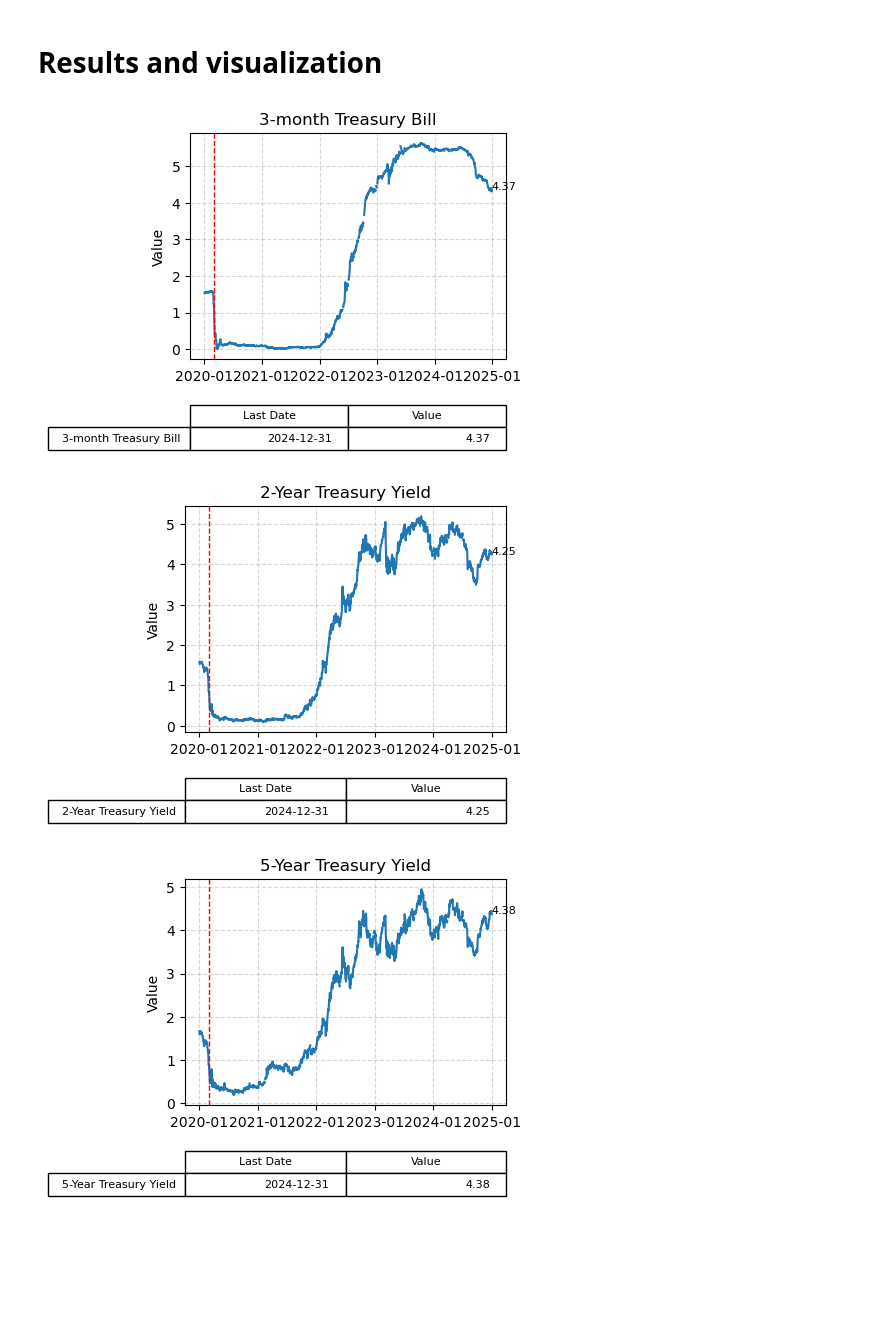
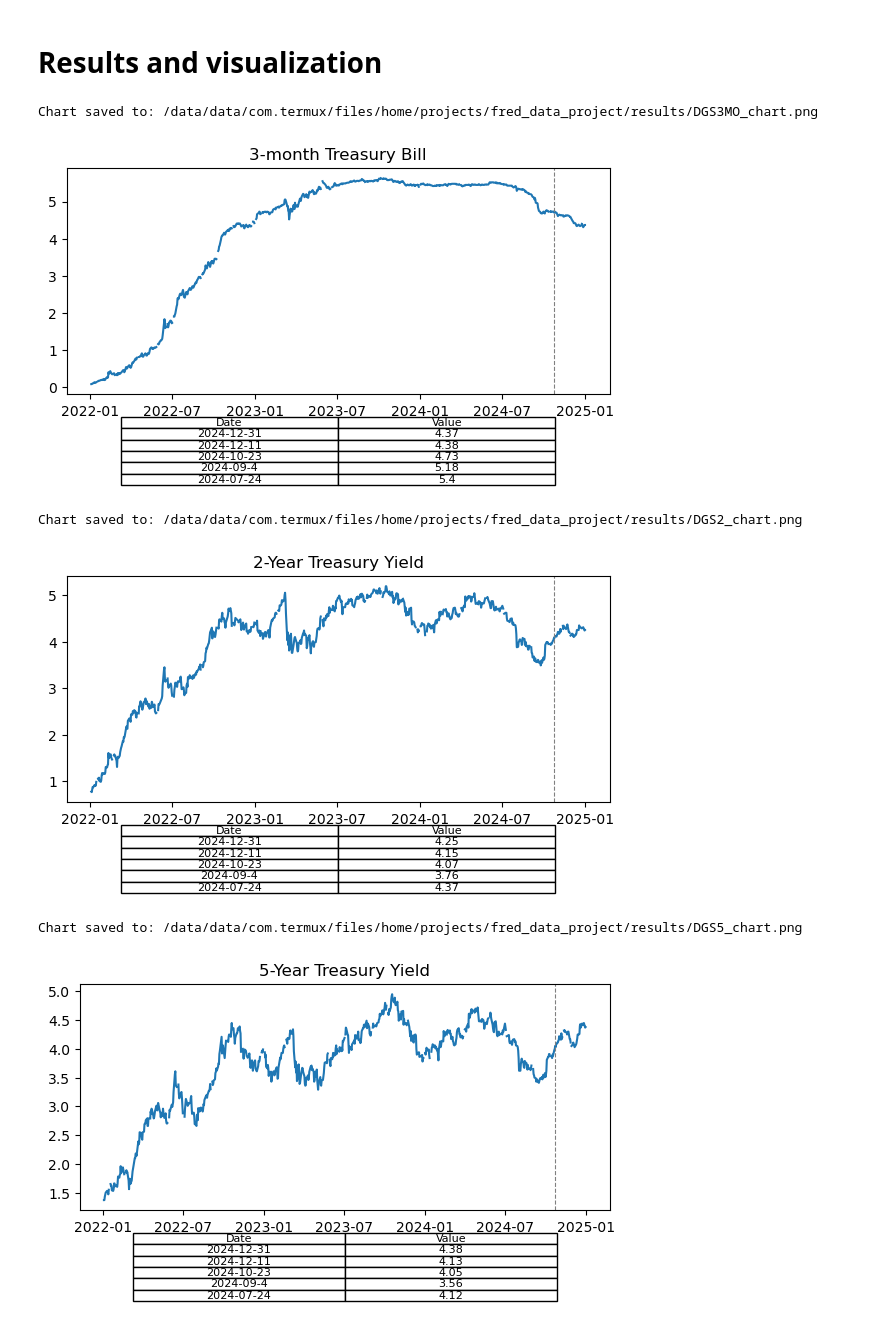
Before and after one commit to jketches/fred_data_project, a Jupyter notebook: notebooks/Fred_data.ipynb, the cells around one changed output. Drawn from its saved outputs; the diff is of its cells as text; code cells hidden in the pictures; blank space fills up the shorter version.

Commit message:
automated charting improvements

```diff
--- a/notebooks/Fred_data.ipynb
+++ b/notebooks/Fred_data.ipynb
@@ -89,20 +91,28 @@ from charting import create_chart
 # %%
 # US charts
 
 # Extract column names from the DataFrame
 us_yields_ids = us_yields.columns.tolist()
 
+# Set chart parameters
+vline = ["2024-10-23"]
+custom_dates = ["2024-12-11", "2024-10-23","2024-09-4","2024-07-24"]  # dates to include in tables
+start_date = "2022-01-01"
+
 # Loop to create individual charts for each series
 for series in us_yields_ids:
-    create_chart(us_yields, [series], start_date="2020-01-01", show_data_label=True,
-                 title=None, vlines=["2020-03-01"], show_table=True,
+    create_chart(us_yields, [series], start_date=start_date, show_data_label=False,
+                 title=None, vlines=vline, show_table=True, custom_dates=custom_dates,
                  save_path=f"{results_dir}/{series}_chart.png")
 
 # Create a single chart for the entire group
-create_chart(us_yields, us_yields_ids, start_date="2020-01-01", title="US Treasury Yields",
-             show_data_label=False, vlines=None, show_table=False,
+create_chart(us_yields, us_yields_ids, start_date=start_date, title="US Treasury Yields",
+             show_data_label=False, vlines=vline, show_table=False, custom_dates=custom_dates,
              save_path=f"{results_dir}/us_yields_chart.png")
 # %% [output]
+Chart saved to: /data/data/com.termux/files/home/projects/fred_data_project/results/DGS3MO_chart.png
-[figure, old version]
+[figure, new version]
+Chart saved to: /data/data/com.termux/files/home/projects/fred_data_project/results/DGS2_chart.png
-[figure, old version]
+[figure, new version]
+Chart saved to: /data/data/com.termux/files/home/projects/fred_data_project/results/DGS5_chart.png
-[figure, old version]
+[figure, new version]
```
Also changed, not shown: parts of 2 cells of this notebook, 1 other file.
